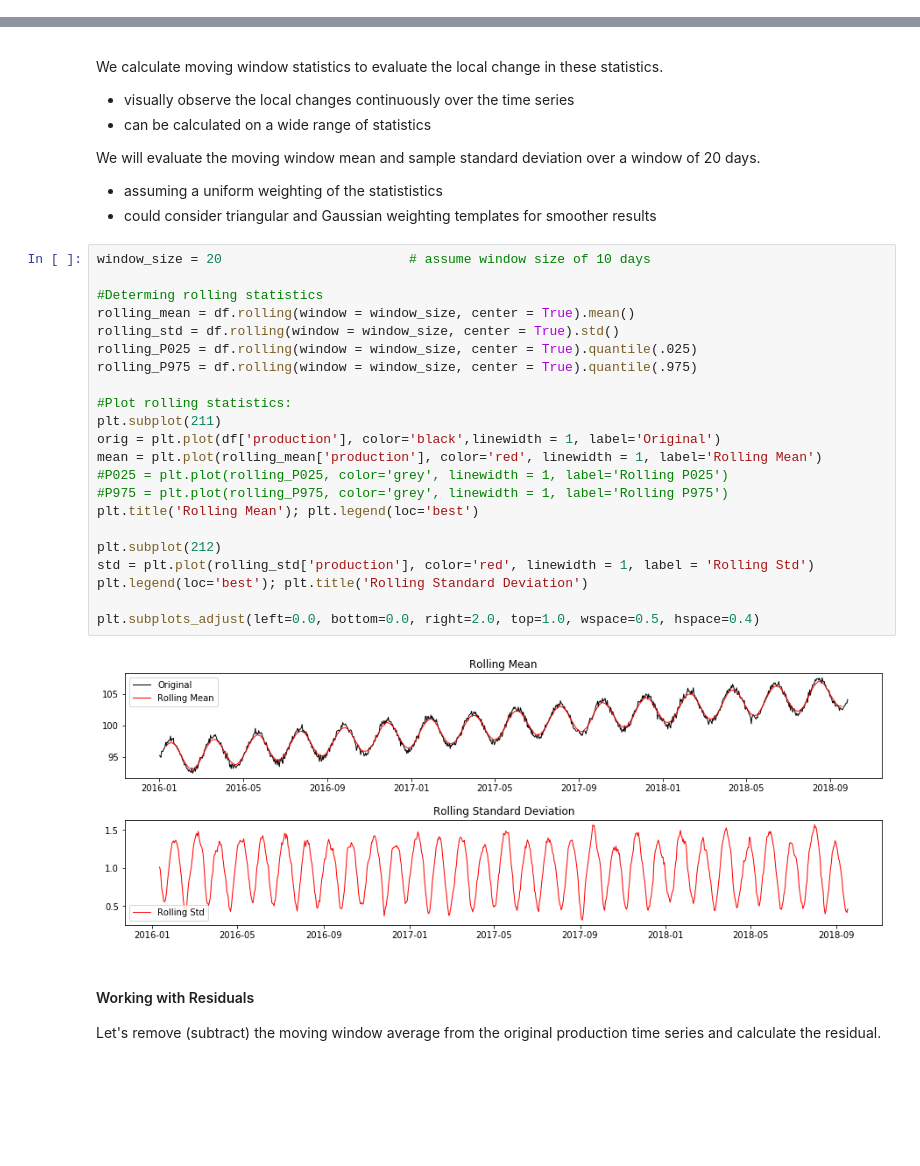
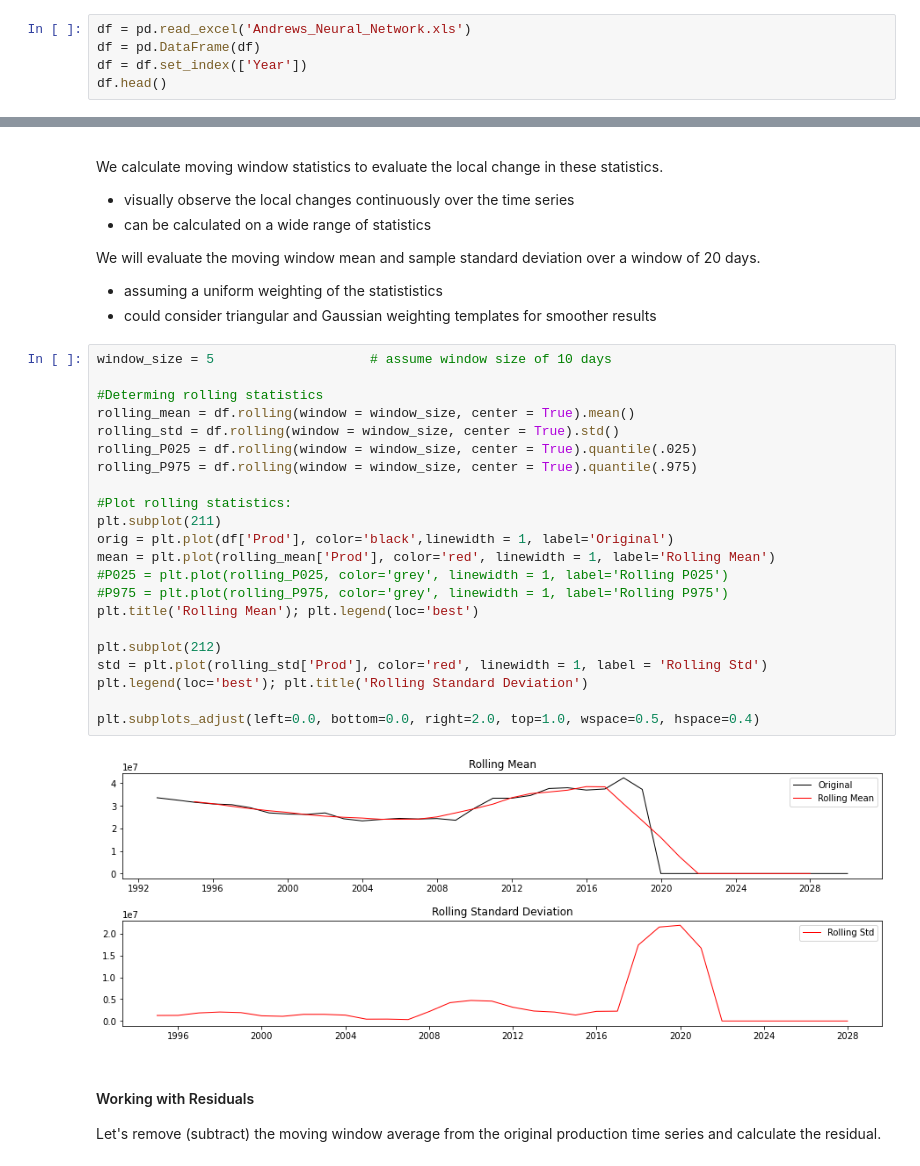
Before and after one commit to GabrielleJacoby/GabrielleJacoby.github.io, a Jupyter notebook: Texas_County_Boundaries_Detailed-shp/SubsurfaceDataAnalytics_TimeSeries.ipynb, the cells around one changed output, grey strips where cells are left out. Drawn from its saved outputs; the diff is of its cells as text; blank space fills up the shorter version.

```diff
--- a/Texas_County_Boundaries_Detailed-shp/SubsurfaceDataAnalytics_TimeSeries.ipynb
+++ b/Texas_County_Boundaries_Detailed-shp/SubsurfaceDataAnalytics_TimeSeries.ipynb
@@ -220,0 +206,5 @@ df2.head()
+# %%
+df = pd.read_excel('Andrews_Neural_Network.xls')
+df = pd.DataFrame(df)
+df = df.set_index(['Year'])
+df.head()
@@ -327,29 +325,29 @@ We will evaluate the moving window mean and sample standard deviation over a win
 * assuming a uniform weighting of the statististics
 * could consider triangular and Gaussian weighting templates for smoother results
 # %%
-window_size = 20                        # assume window size of 10 days
+window_size = 5                    # assume window size of 10 days
 
 #Determing rolling statistics
 rolling_mean = df.rolling(window = window_size, center = True).mean()
 rolling_std = df.rolling(window = window_size, center = True).std()
 rolling_P025 = df.rolling(window = window_size, center = True).quantile(.025)
 rolling_P975 = df.rolling(window = window_size, center = True).quantile(.975)
 
 #Plot rolling statistics:
 plt.subplot(211)
-orig = plt.plot(df['production'], color='black',linewidth = 1, label='Original')
-mean = plt.plot(rolling_mean['production'], color='red', linewidth = 1, label='Rolling Mean')
+orig = plt.plot(df['Prod'], color='black',linewidth = 1, label='Original')
+mean = plt.plot(rolling_mean['Prod'], color='red', linewidth = 1, label='Rolling Mean')
 #P025 = plt.plot(rolling_P025, color='grey', linewidth = 1, label='Rolling P025')
 #P975 = plt.plot(rolling_P975, color='grey', linewidth = 1, label='Rolling P975')
 plt.title('Rolling Mean'); plt.legend(loc='best')
 
 plt.subplot(212)
-std = plt.plot(rolling_std['production'], color='red', linewidth = 1, label = 'Rolling Std')
+std = plt.plot(rolling_std['Prod'], color='red', linewidth = 1, label = 'Rolling Std')
 plt.legend(loc='best'); plt.title('Rolling Standard Deviation')
 
 plt.subplots_adjust(left=0.0, bottom=0.0, right=2.0, top=1.0, wspace=0.5, hspace=0.4)
 # %% [output]
-[figure, old version]
+[figure, new version]
 # %% [markdown]
 #### Working with Residuals
 
```
Also changed, not shown: parts of 27 cells of this notebook, 25 other files.
